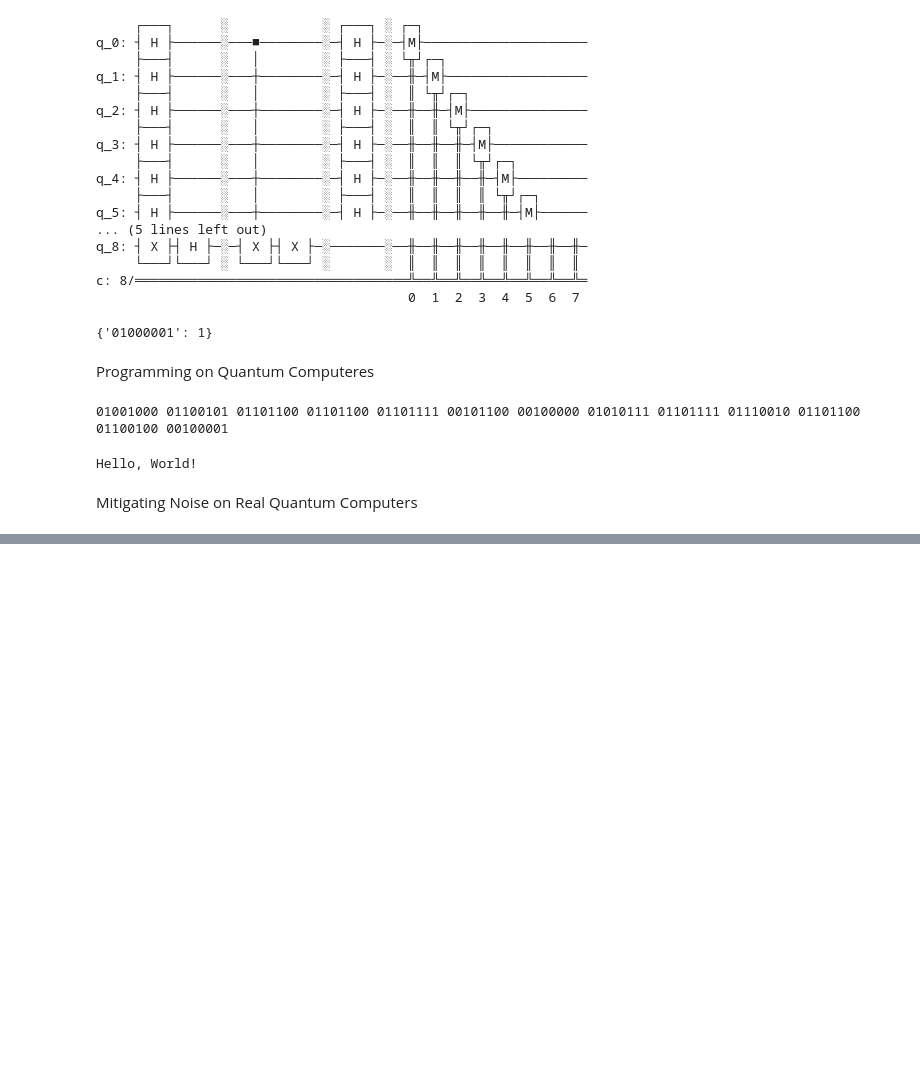
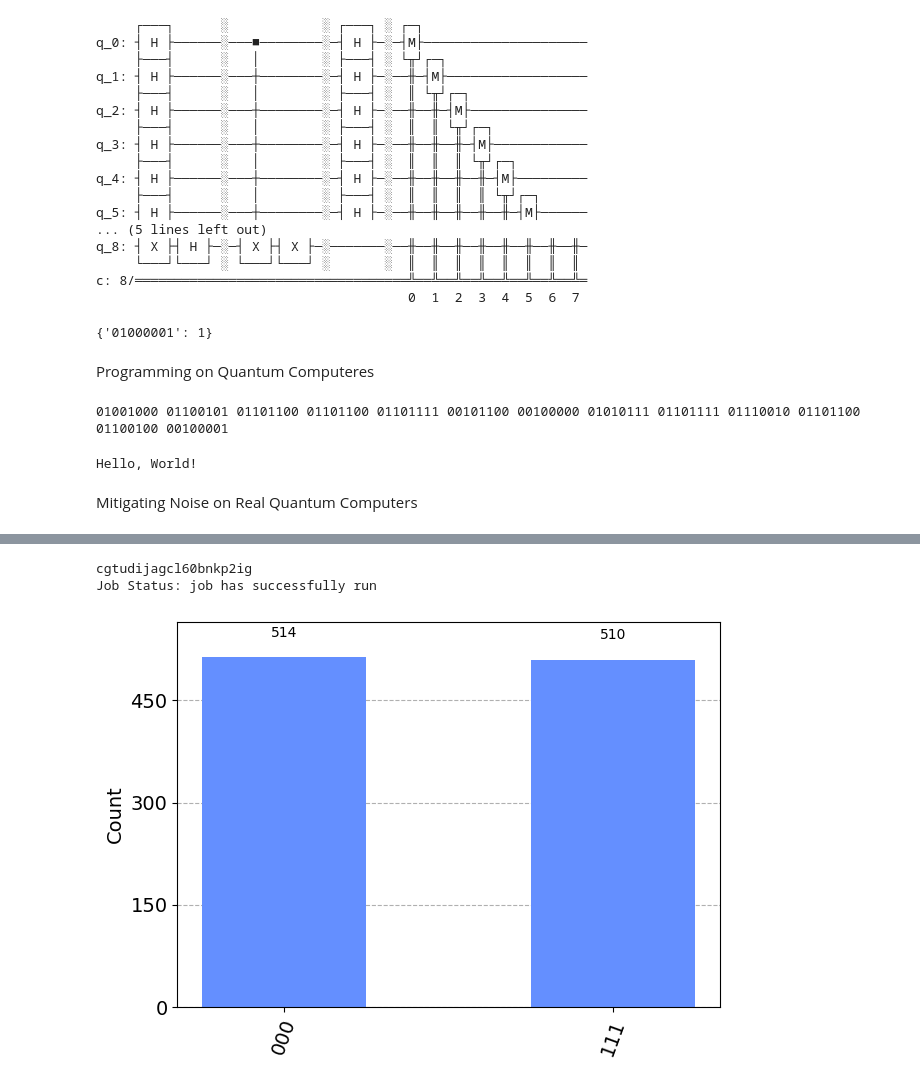
Before and after one commit to thecoachingonline/Learning-Quantum-IBMQ, a Jupyter notebook: Learning-Quantum-IBMQ.ipynb, the cells around one changed output, grey strips where cells are left out. Drawn from its saved outputs; the diff is of its cells as text; code cells hidden in the pictures; blank space fills up the shorter version.

```diff
--- a/Learning-Quantum-IBMQ.ipynb
+++ b/Learning-Quantum-IBMQ.ipynb
@@ -343,0 +382,4 @@ Mitigating Noise on Real Quantum Computers
+# %%
+IBMQ.load_account()
+provider = IBMQ.get_provider(hub='ibm-q')
+device = provider.get_backend('simulator_mps') #100 Qubits
@@ -343,0 +388,13 @@ Mitigating Noise on Real Quantum Computers
+# %%
+job = execute(circuit, backend= device, shots= 1024)
+print(job.job_id())
+from qiskit.tools.monitor import job_monitor
+job_monitor(job)
+# %% [output]
+cgtudijagcl60bnkp2ig
+Job Status: job has successfully run
+# %%
+device_result = job.result()
+plot_histogram(device_result.get_counts(circuit))
+# %% [output]
+[figure, added]
```
Also changed, not shown: parts of 18 cells of this notebook.
